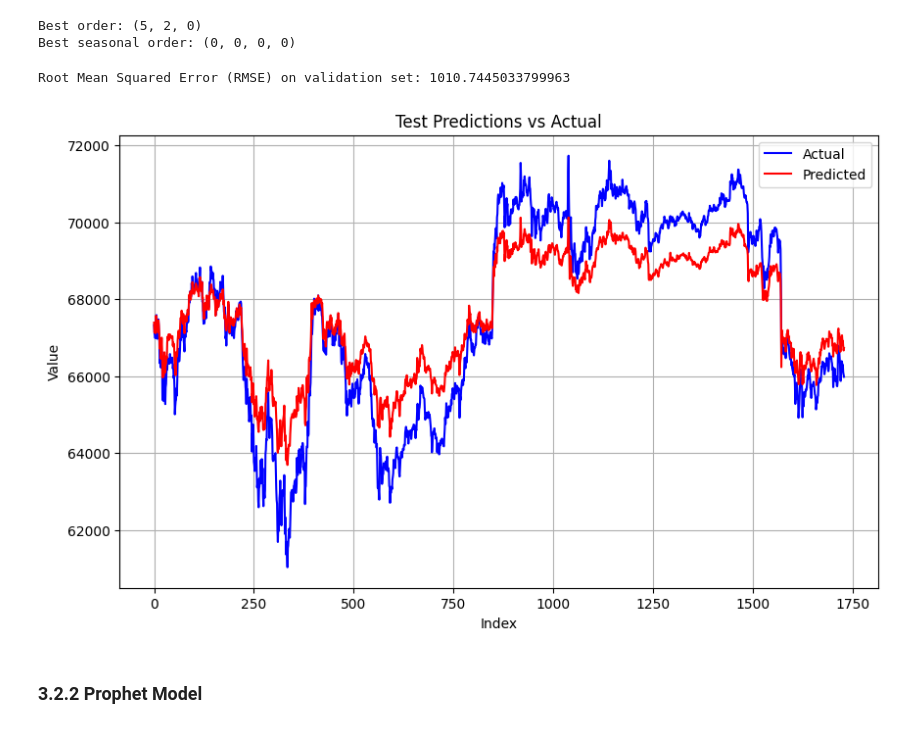
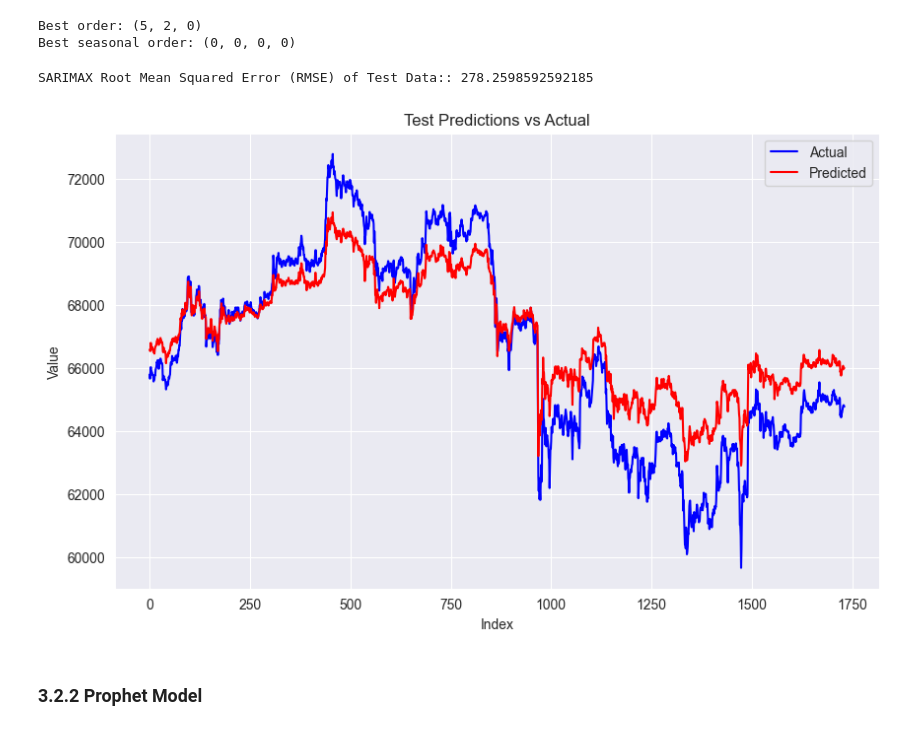
Before and after one commit to emrecobann/SurfingBTCWaves, a Jupyter notebook: SurfingBTC.ipynb, the cells around one changed output. Drawn from its saved outputs; the diff is of its cells as text; code cells hidden in the pictures.

```diff
--- a/SurfingBTC.ipynb
+++ b/SurfingBTC.ipynb
@@ -534,17 +593,17 @@ model = SARIMAX(
 model = model.fit()
 # %%
 # Make predictions on the validation data starting from the first timestamp of y_val
-y_val_pred = model.forecast(exog=X_val, steps=len(X_val))
+y_test_pred = model.forecast(exog=X_test, steps=len(X_test))
 
 # Calculate Root Mean Squared Error (MSE) on the validation set
-mse_val = ((y_val - y_val_pred) ** 2).mean()
-print(f"Root Mean Squared Error (RMSE) on validation set: {np.sqrt(mse_val)}")
+mse_val = ((y_test - y_test_pred) ** 2).mean()
+print(f"SARIMAX Root Mean Squared Error (RMSE) of Test Data:: {np.sqrt(mse_val)}")
 # %% [output]
-Root Mean Squared Error (RMSE) on validation set: 1010.7445033799963
+SARIMAX Root Mean Squared Error (RMSE) of Test Data:: 278.2598592592185
 # %%
-plot_predictions(np.array(y_val), np.array(y_val_pred))
+plot_predictions(np.array(y_test), np.array(y_test_pred))
 # %% [output]
-[figure, old version]
+[figure, new version]
 # %% [markdown]
 <a id=3.2.2 Prophet></a>
 ### 3.2.2 Prophet Model
```
Also changed, not shown: parts of 22 cells of this notebook.
